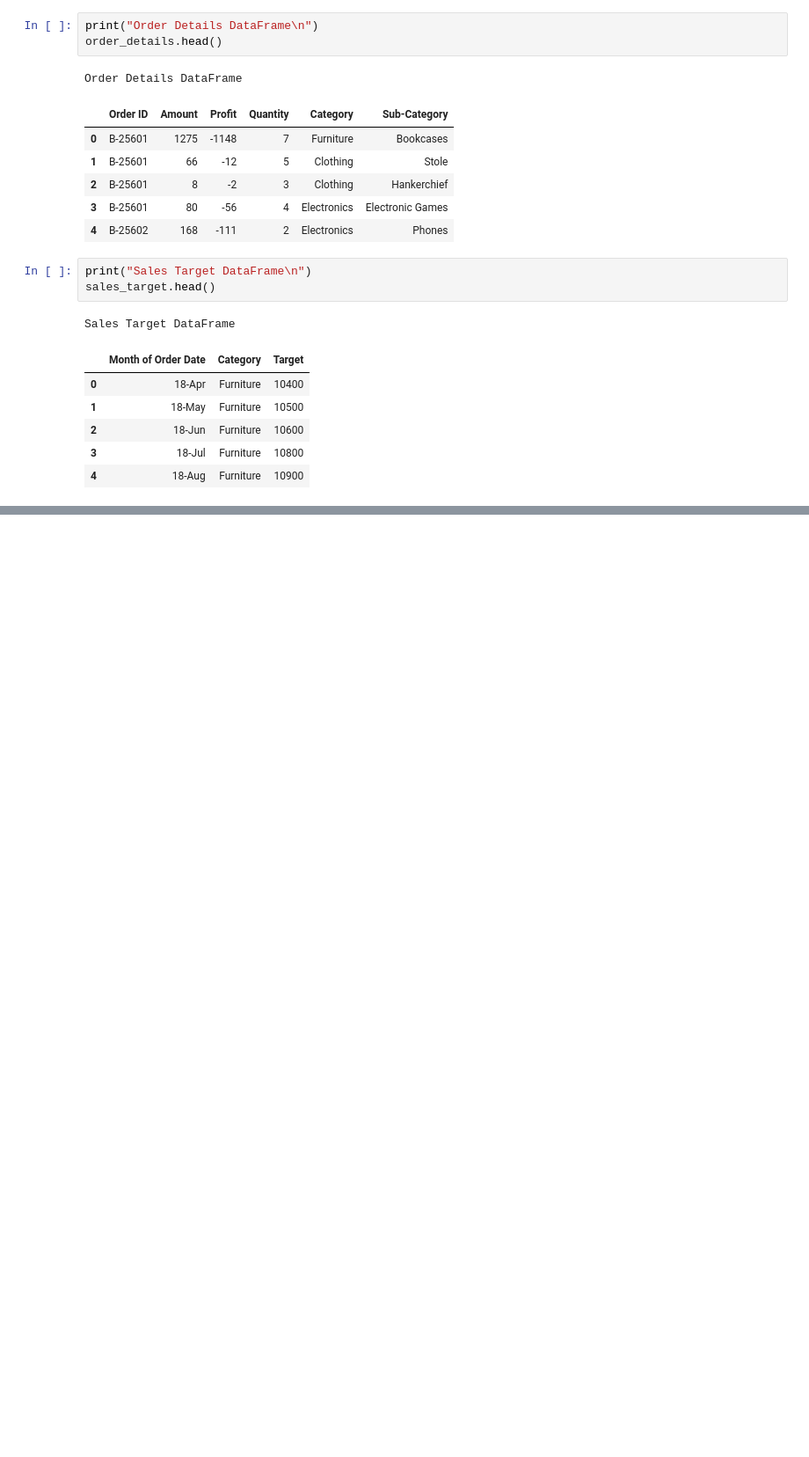
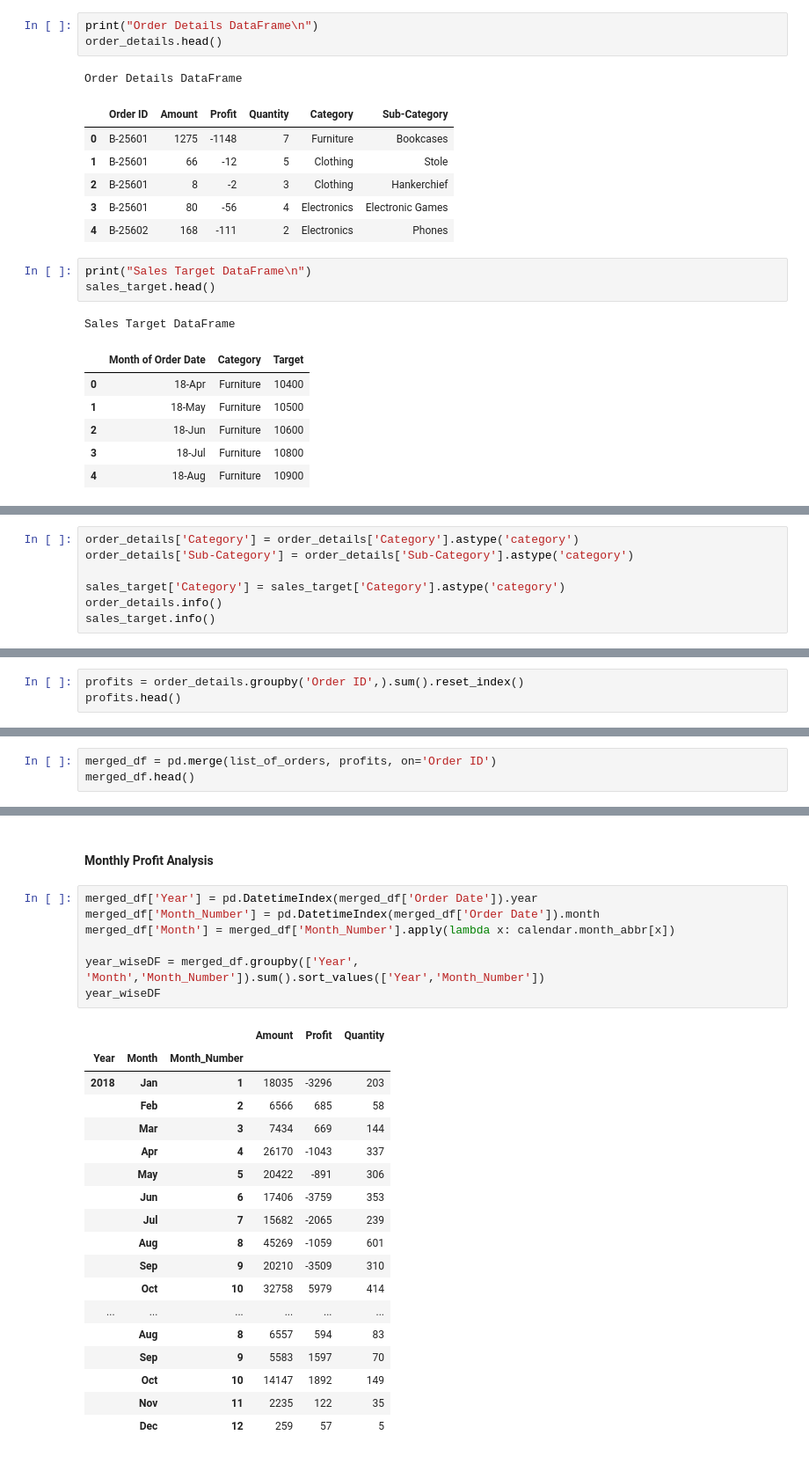
Before and after one commit to aa-ryan/Sales_analysis, a Jupyter notebook: Solution.ipynb, the cells around one changed output, grey strips where cells are left out. Shown: that part at 88% size. Saved outputs shown, nothing was run; the diff lists cells and outputs as text; blank space fills up the shorter version.

```diff
--- a/Solution.ipynb
+++ b/Solution.ipynb
@@ -130,0 +166,7 @@ Sales Target DataFrame
+# %%
+order_details['Category'] = order_details['Category'].astype('category')
+order_details['Sub-Category'] = order_details['Sub-Category'].astype('category')
+
+sales_target['Category'] = sales_target['Category'].astype('category')
+order_details.info()
+sales_target.info()
@@ -130,0 +193,3 @@ Sales Target DataFrame
+# %%
+profits = order_details.groupby('Order ID',).sum().reset_index()
+profits.head()
@@ -130,0 +203,3 @@ Sales Target DataFrame
+# %%
+merged_df = pd.merge(list_of_orders, profits, on='Order ID')
+merged_df.head()
@@ -130,0 +213,28 @@ Sales Target DataFrame
+# %% [markdown]
+#### Monthly Profit Analysis
+# %%
+merged_df['Year'] = pd.DatetimeIndex(merged_df['Order Date']).year
+merged_df['Month_Number'] = pd.DatetimeIndex(merged_df['Order Date']).month
+merged_df['Month'] = merged_df['Month_Number'].apply(lambda x: calendar.month_abbr[x])
+
+year_wiseDF = merged_df.groupby(['Year', 'Month','Month_Number']).sum().sort_values(['Year','Month_Number'])
+year_wiseDF
+# %% [output]
+|  |  |  | Amount | Profit | Quantity |
+| Year | Month | Month_Number |  |  |  |
+| 2018 | Jan | 1 | 18035 | -3296 | 203 |
+|  | Feb | 2 | 6566 | 685 | 58 |
+|  | Mar | 3 | 7434 | 669 | 144 |
+|  | Apr | 4 | 26170 | -1043 | 337 |
+|  | May | 5 | 20422 | -891 | 306 |
+|  | Jun | 6 | 17406 | -3759 | 353 |
+|  | Jul | 7 | 15682 | -2065 | 239 |
+|  | Aug | 8 | 45269 | -1059 | 601 |
+|  | Sep | 9 | 20210 | -3509 | 310 |
+|  | Oct | 10 | 32758 | 5979 | 414 |
+| ... | ... | ... | ... | ... | ... |
+|  | Aug | 8 | 6557 | 594 | 83 |
+|  | Sep | 9 | 5583 | 1597 | 70 |
+|  | Oct | 10 | 14147 | 1892 | 149 |
+|  | Nov | 11 | 2235 | 122 | 35 |
+|  | Dec | 12 | 259 | 57 | 5 |
```
Also changed, not shown: parts of 19 cells of this notebook.
